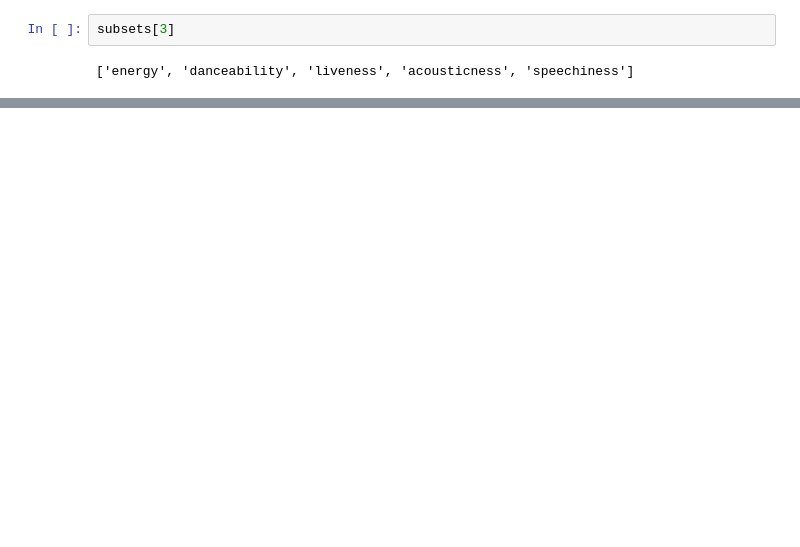
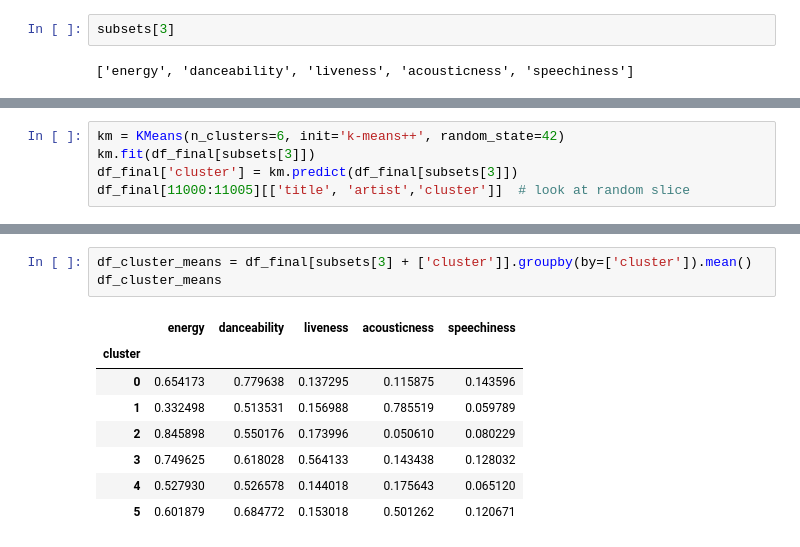
Before and after one commit to Joseph-Willem-Ricci/5450-final-project, a Jupyter notebook: CIS5450_Project.ipynb, the cells around one changed output, grey strips where cells are left out. Drawn from its saved outputs; the diff is of its cells as text; blank space fills up the shorter version.

Commit message:
Created genre columns ind df_final according to k-means clustering.

```diff
--- a/CIS5450_Project.ipynb
+++ b/CIS5450_Project.ipynb
@@ -1356,0 +1358,5 @@ What does this mean? We can notice that, for example, 'sentiment' is not include
+# %%
+km = KMeans(n_clusters=6, init='k-means++', random_state=42)
+km.fit(df_final[subsets[3]])
+df_final['cluster'] = km.predict(df_final[subsets[3]])
+df_final[11000:11005][['title', 'artist','cluster']]  # look at random slice
@@ -1356,0 +1390,12 @@ What does this mean? We can notice that, for example, 'sentiment' is not include
+# %%
+df_cluster_means = df_final[subsets[3] + ['cluster']].groupby(by=['cluster']).mean()
+df_cluster_means
+# %% [output]
+|  | energy | danceability | liveness | acousticness | speechiness |
+| cluster |  |  |  |  |  |
+| 0 | 0.654173 | 0.779638 | 0.137295 | 0.115875 | 0.143596 |
+| 1 | 0.332498 | 0.513531 | 0.156988 | 0.785519 | 0.059789 |
+| 2 | 0.845898 | 0.550176 | 0.173996 | 0.050610 | 0.080229 |
+| 3 | 0.749625 | 0.618028 | 0.564133 | 0.143438 | 0.128032 |
+| 4 | 0.527930 | 0.526578 | 0.144018 | 0.175643 | 0.065120 |
+| 5 | 0.601879 | 0.684772 | 0.153018 | 0.501262 | 0.120671 |
```
Also changed, not shown: parts of 14 cells of this notebook.
